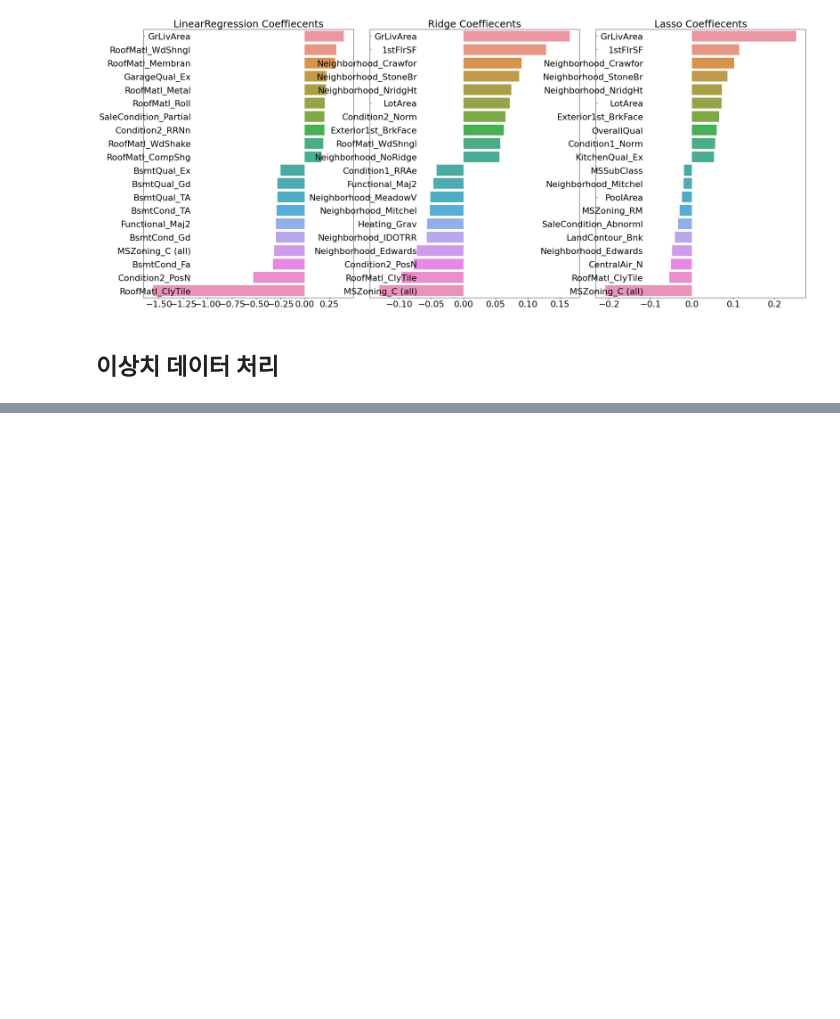
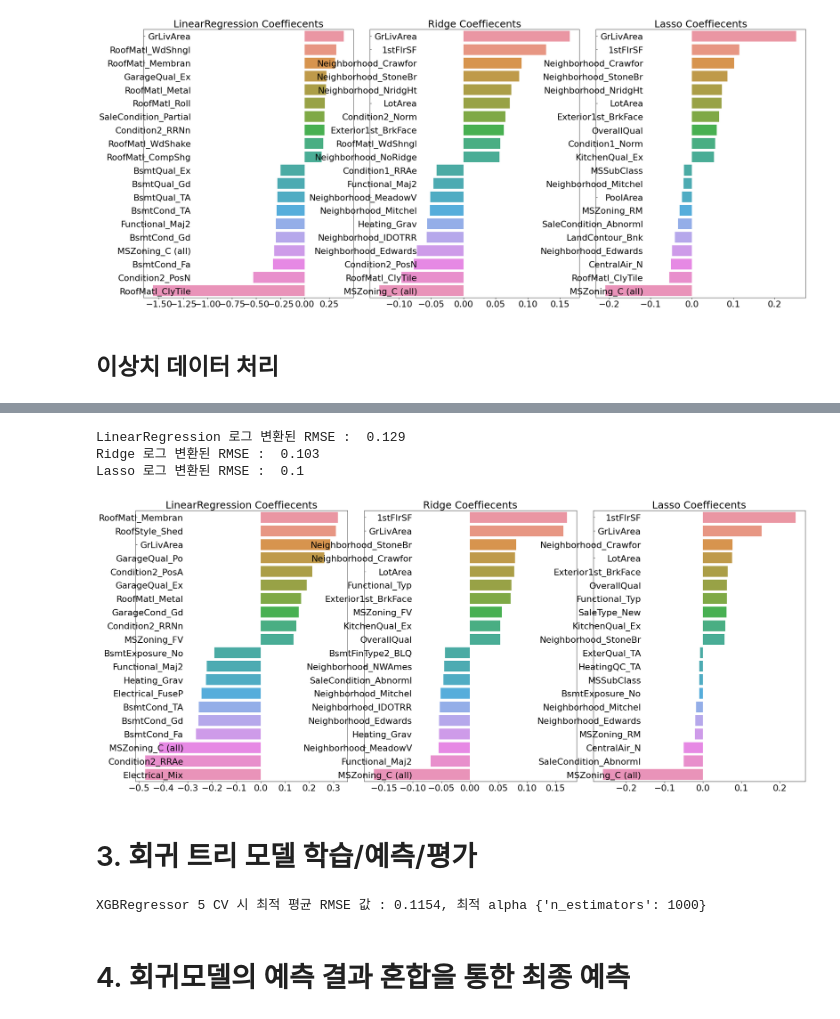
Before and after one commit to YJKim061401/TIL, a Jupyter notebook: python/ML/ML_회귀실습_캐글주택가격분석.ipynb, the cells around one changed output, grey strips where cells are left out. Saved outputs shown, nothing was run; the diff lists cells and outputs as text; code cells hidden in the pictures; blank space fills up the shorter version.

```diff
--- a/python/ML/ML_회귀실습_캐글주택가격분석.ipynb
+++ b/python/ML/ML_회귀실습_캐글주택가격분석.ipynb
@@ -539,0 +573,16 @@ Lasso 로그 변환된 RMSE :  0.119
+# %%
+# outlier 삭제 후 피처 데이터 세트와 타겟 데이터 세트를 다시 생성
+y_target = house_df_ohe['SalePrice']
+x_features = house_df_ohe.drop('SalePrice',axis=1,inplace=False)
+x_train,x_test,y_train,y_test = train_test_split(x_features,y_target,test_size=0.2,random_state=156)
+
+# 릿지와 라쏘 모델의 최적화 수행후 결과 출력
+ridge_params = {'alpha':[0.05,0.1,1,5,8,10,12,15,20]}
+lasso_params = {'alpha':[0.001,0.005,0.008,0.05,0.03,0.1,0.5,1,5,10]}
+print_best_params(ridge_reg,ridge_params)
+print_best_params(lasso_reg,lasso_params)
+
+# 결과
+# 두 개의 이상치 데이터 삭제 후 예측 수치가 매우 크게 향상
+# ridge 최적 평균 RMSE 값 0.1275 -> 0.1125
+# lasso 최적 평균 RMSE 값 0.1252 -> 0.1122
@@ -539,0 +596,35 @@ Lasso 로그 변환된 RMSE :  0.119
+# %%
+# 이상치가 제거된 데이터 세트를 기반으로 다시 RMSE 수치 및 회귀 계수 시각화 결과
+lr_reg = LinearRegression()
+lr_reg.fit(x_train,y_train)
+ridge_reg = Ridge(alpha=8)
+ridge_reg.fit(x_train,y_train)
+lasso_reg = Lasso(alpha=0.001)
+lasso_reg.fit(x_train,y_train)
+
+# 3개 모델의 RMSE 출력
+models = [lr_reg,ridge_reg,lasso_reg]
+get_rmses(models)
+
+
+models = [lr_reg,ridge_reg,lasso_reg]
+visualize_coefficient(models)
+# %% [output]
+LinearRegression 로그 변환된 RMSE :  0.129
+Ridge 로그 변환된 RMSE :  0.103
+Lasso 로그 변환된 RMSE :  0.1
+[figure, added]
+# %% [markdown]
+# 3. 회귀 트리 모델 학습/예측/평가
+# %%
+# 회귀 모델 매개 변수 objective = 'reg:lineaqr' 을 'reg:squarederror'로 변경
+from xgboost import XGBRegressor
+xgb_params = {'n_estimators':[1000]}
+xgb_reg = XGBRegressor(n_estimators=1000,learning_rate=0.05,colsample_bytree=0.5,subsample=0.8)
+print_best_params(xgb_reg,xgb_params)
+
+# 결과
+# XGBoost 회귀 트리 적용 시
+# 5개 폴드 세트 평균 RMSE : 0.1154
+# %% [output]
+XGBRegressor 5 CV 시 최적 평균 RMSE 값 : 0.1154, 최적 alpha {'n_estimators': 1000}
@@ -539,0 +633,2 @@ Lasso 로그 변환된 RMSE :  0.119
+# %% [markdown]
+# 4. 회귀모델의 예측 결과 혼합을 통한 최종 예측
```
Also changed, not shown: parts of 19 cells of this notebook.
